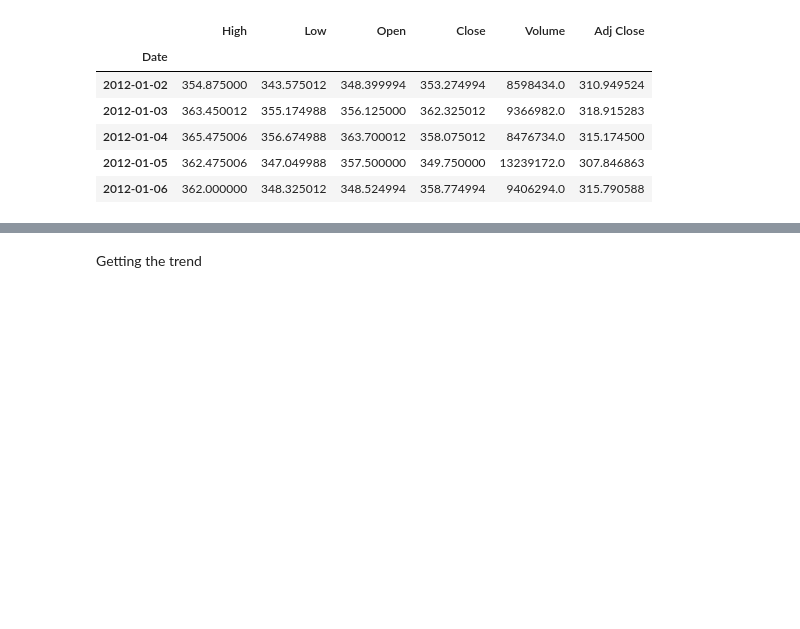
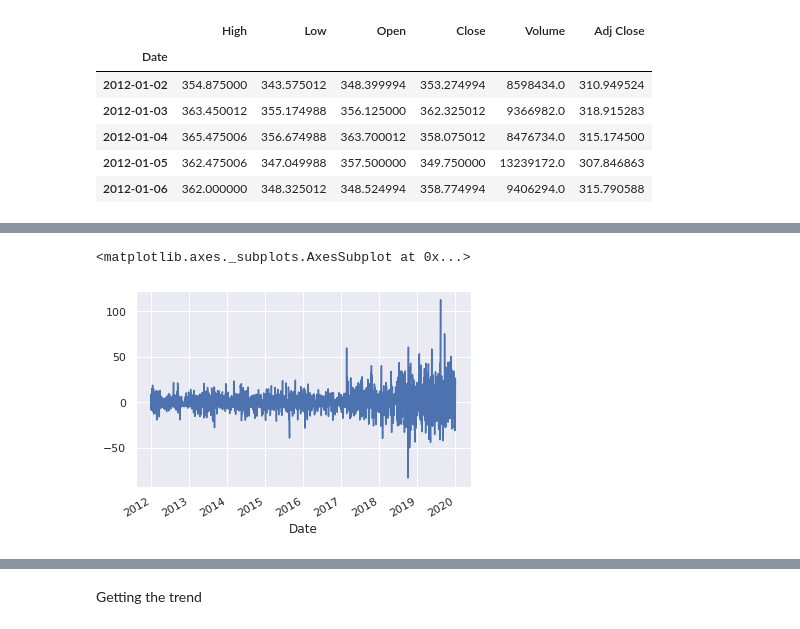
Before and after one commit to DeepankarAcharyya/Time_Series_Data, a Jupyter notebook: Time_Series_Analysis_Stock_Price.ipynb, the cells around one changed output, grey strips where cells are left out. Cells and saved outputs as stored; diff of their text form; code cells hidden in the pictures; blank space fills up the shorter version.

```diff
--- a/Time_Series_Analysis_Stock_Price.ipynb
+++ b/Time_Series_Analysis_Stock_Price.ipynb
@@ -40,0 +75,8 @@ data.head()
+# %%
+#Differencing
+data["1st_diff"]=data['Close']-data["Close"].shift(1)
+# %%
+data["1st_diff"].plot()
+# %% [output]
+<matplotlib.axes._subplots.AxesSubplot at 0x...>
+[figure, added]
```
Also changed, not shown: parts of 6 cells of this notebook.
